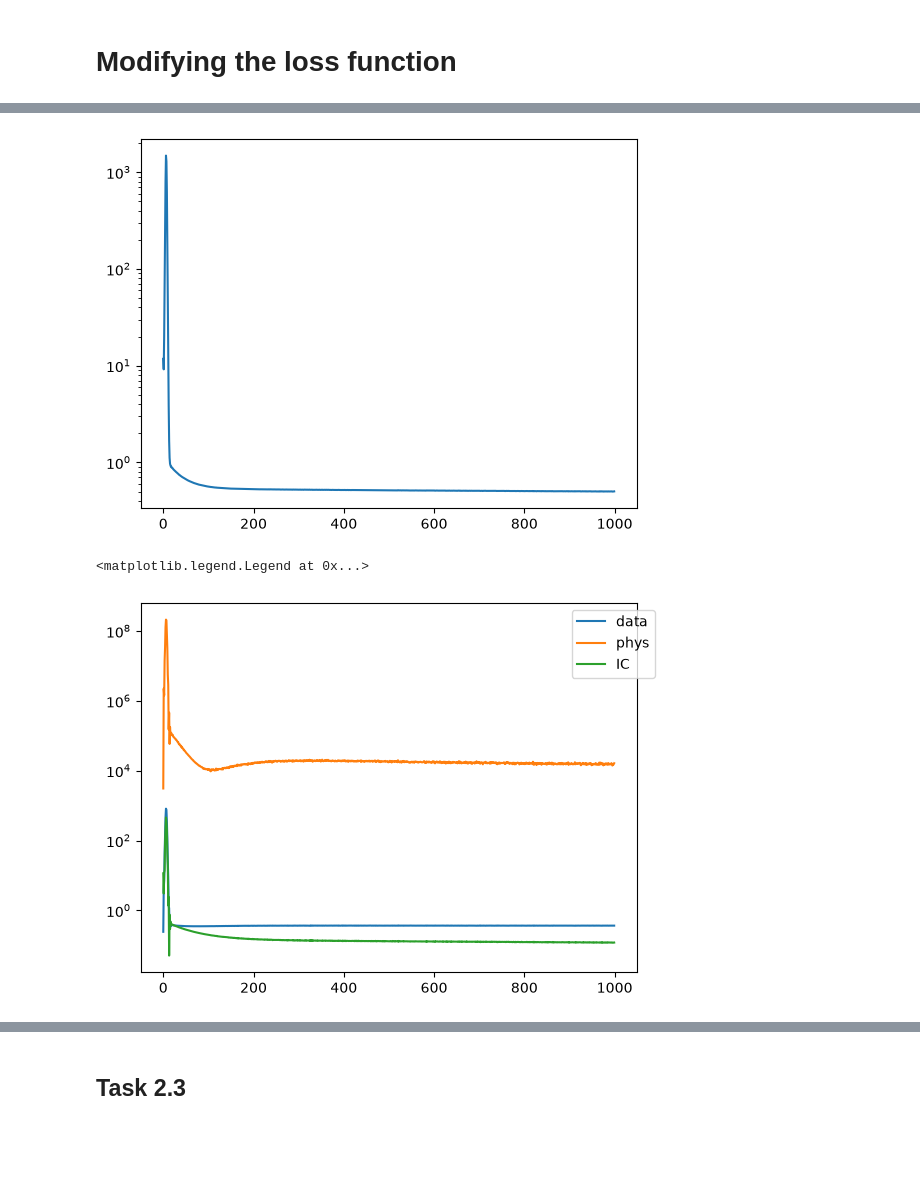
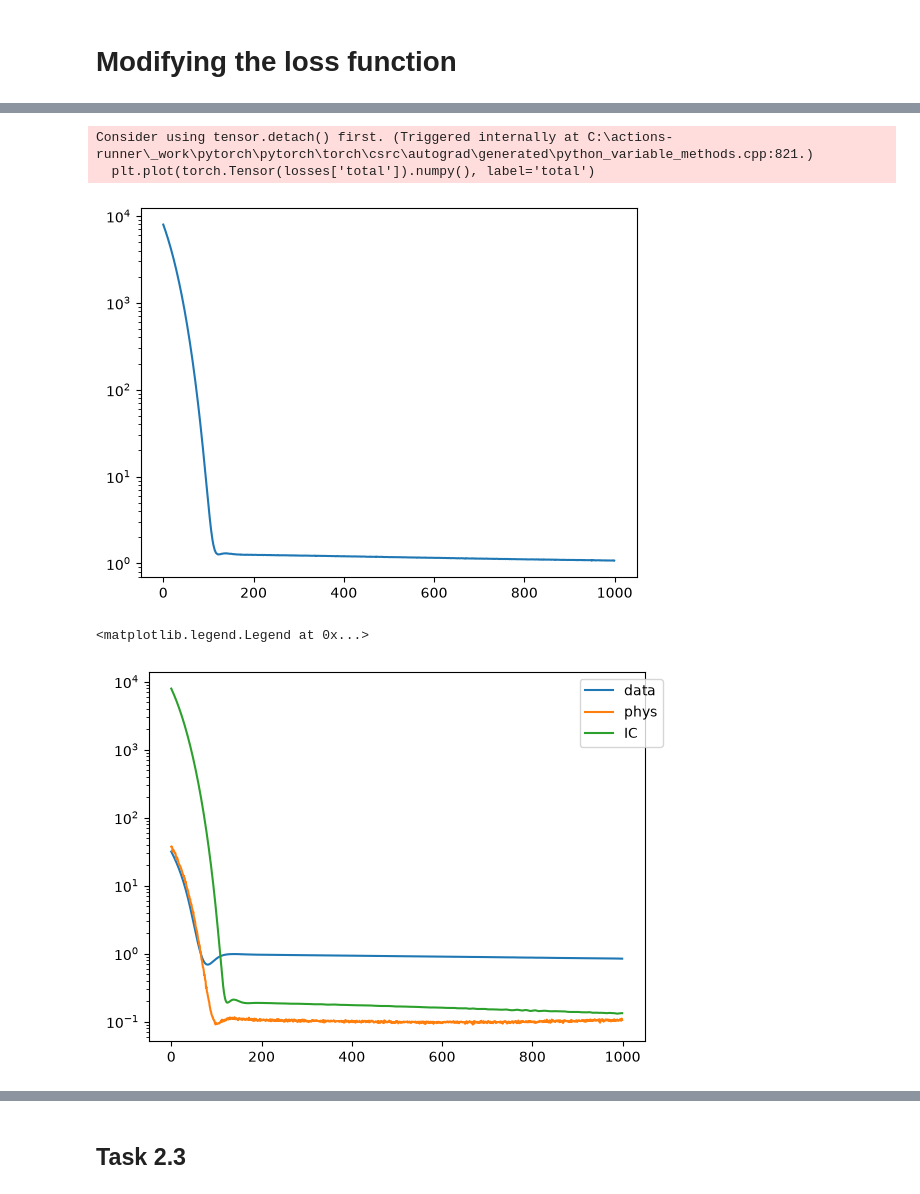
Before and after one commit to NiklasFrandsen/DTUDeepLearning, a Jupyter notebook: notebooks/project_nb.ipynb, the cells around one changed output, grey strips where cells are left out. Cells and saved outputs as stored; diff of their text form; code cells hidden in the pictures; blank space fills up the shorter version.

```diff
--- a/notebooks/project_nb.ipynb
+++ b/notebooks/project_nb.ipynb
@@ -91,7 +89,12 @@ x_train.shape, net(x_train).shape
 # %% [markdown]
 # train network, using mse as loss function
 # %%
-num_epochs = 10000
+net1 = Net(num_hidden=512)
+optimizer = optim.Adam(net1.parameters(), lr=0.001)
+criterion = nn.MSELoss()
+
+
+num_epochs = 100000
 xplot = np.arange(1,num_epochs+1)
 
 losses = []
@@ -99,7 +102,7 @@ losses = []
 for epoch in range(num_epochs):
 
     optimizer.zero_grad()
-    output = net(x_train)
+    output = net1(x_train)
 
     # compute gradients given loss
     loss = criterion(output,y_train)
@@ -107,7 +110,7 @@ for epoch in range(num_epochs):
     optimizer.step()
     losses.append(loss)
 
-losses = torch.Tensor(losses).detach().numpy()
+losses = torch.stack([loss.detach() for loss in losses]).numpy()
 
 plt.plot(xplot, losses, label='total')
 plt.yscale('log')
@@ -129,5 +136,8 @@ plt.legend()
 # %%
 from pinn.helpers import phys_loss, IC_loss, collocation_generator
+# %%
+net2 = Net(num_hidden=512)
+optimizer = optim.Adam(net2.parameters(), lr=0.001)
 # %%
 num_epochs = 1000
 
@@ -137,43 +147,44 @@ losses = {'data':[], 'phys':[], 'IC':[], 'total':[]}
 data_loss = lambda predicted, actual: nn.MSELoss()(predicted,actual)
 
 #regulation
 lambd_phys = 1e-6
-lambd_IC = 1
+lambd_IC = 10
 lambd_data = 1
-
 for epoch in range(num_epochs):
 
     optimizer.zero_grad()
-    output = net(x_train)
+    output = net2(x_train)
 
     # compute gradients given loss
     loss_data = nn.MSELoss()(output,y_train)
 
     collocation_points = collocation_generator(1000)
-    loss_phys = phys_loss(collocation_points, net,exact_params)
-    loss_IC = IC_loss(net)
+    loss_phys = phys_loss(collocation_points, net2,exact_params)
+    loss_IC = IC_loss(net2)
 
     loss = lambd_data*loss_data + lambd_phys*loss_phys + lambd_IC*loss_IC
     loss.backward()
     optimizer.step()
 
 
     losses['data'].append(loss_data)
     losses['phys'].append(loss_phys)
     losses['IC'].append(loss_IC)
     losses['total'].append(loss)
 
 plt.plot(torch.Tensor(losses['total']).numpy(), label='total')
 plt.yscale('log')
 plt.show()
-plt.plot(torch.Tensor(losses['data']).numpy(), label='data')
-plt.plot(torch.Tensor(losses['phys']).numpy(), label='phys')
-plt.plot(torch.Tensor(losses['IC']).numpy(), label='IC')
+plt.plot(lambd_data*torch.Tensor(losses['data']).numpy(), label='data')
+plt.plot(lambd_phys*torch.Tensor(losses['phys']).numpy(), label='phys')
+plt.plot(lambd_IC*torch.Tensor(losses['IC']).numpy(), label='IC')
 plt.yscale('log')
 plt.legend(bbox_to_anchor=(1.05, 1))
 # %% [output]
+Consider using tensor.detach() first. (Triggered internally at C:\actions-runner\_work\pytorch\pytorch\torch\csrc\autograd\generated\python_variable_methods.cpp:821.)
+  plt.plot(torch.Tensor(losses['total']).numpy(), label='total')
-[figure, old version]
+[figure, new version]
-<matplotlib.legend.Legend at 0x...>
+<matplotlib.legend.Legend at 0x...>
-[figure, old version]
+[figure, new version]
 # %%
 t_point = torch.linspace(0,1,2000)
```
Also changed, not shown: parts of 11 cells of this notebook, 2 other files.
